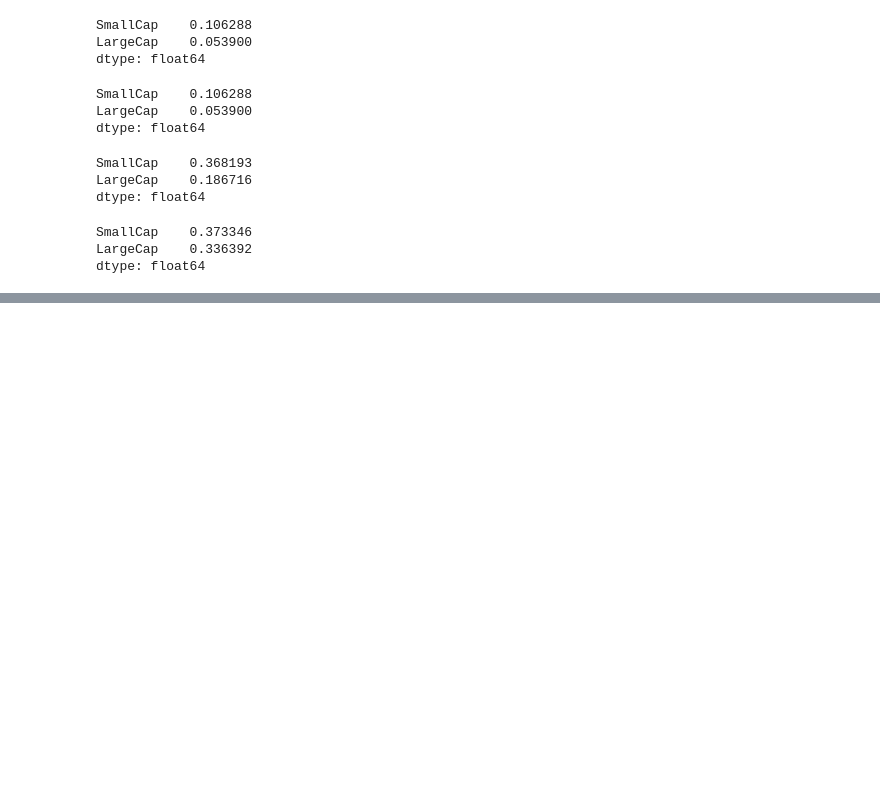
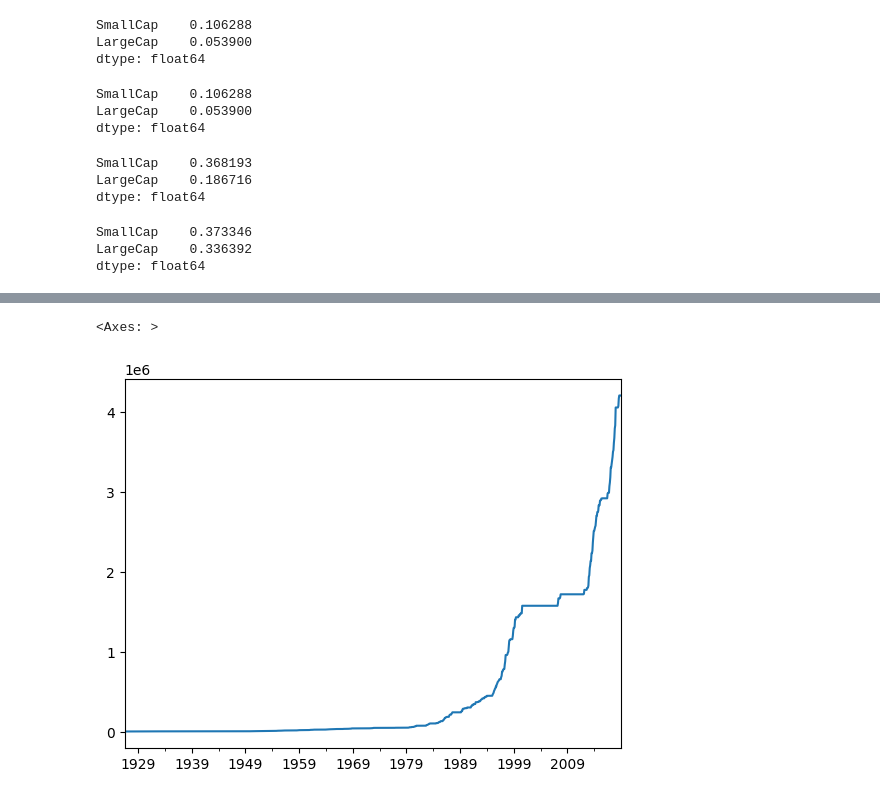
Before and after one commit to gauthierbeaudoux/InvestingWithPython, a Jupyter notebook: 1_BasicStats.ipynb, the cells around one changed output, grey strips where cells are left out. Drawn from its saved outputs; the diff is of its cells as text; code cells hidden in the pictures; blank space fills up the shorter version.

```diff
--- a/1_BasicStats.ipynb
+++ b/1_BasicStats.ipynb
@@ -303,0 +366,6 @@ dtype: float64
+# %%
+evolution_peaks = wealth_index.cummax()
+evolution_peaks.plot()
+# %% [output]
+<Axes: >
+[figure, added]
```
Also changed, not shown: parts of 13 cells of this notebook.
